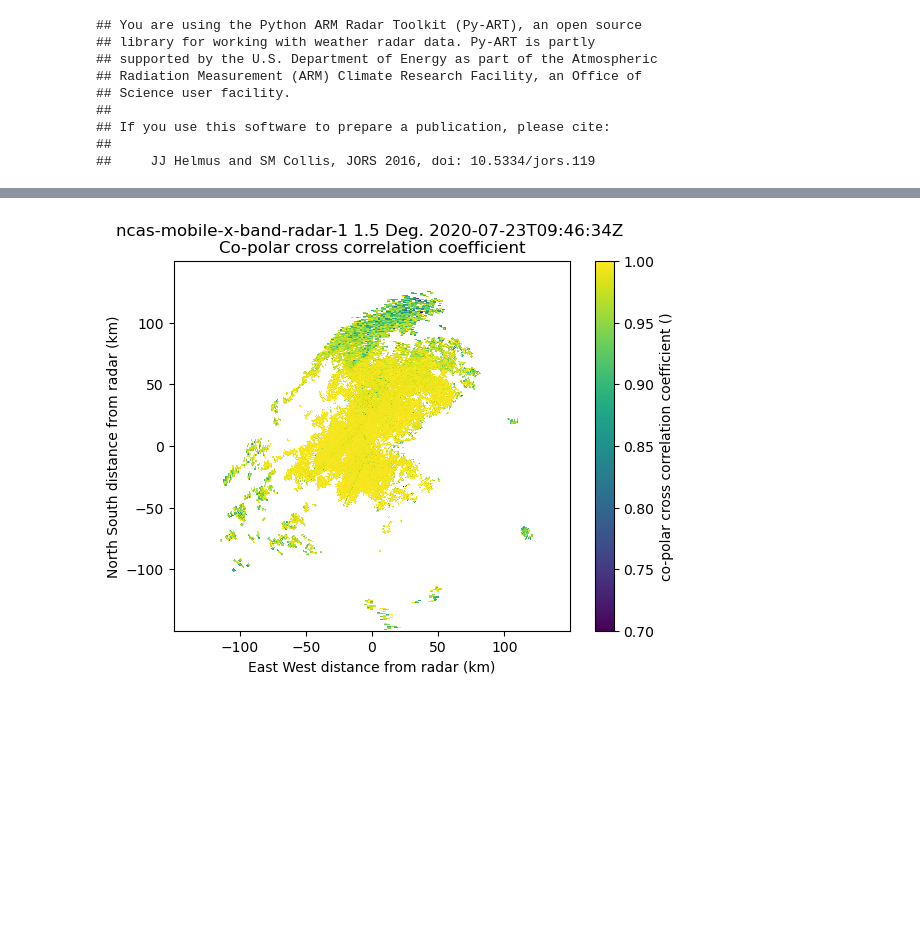
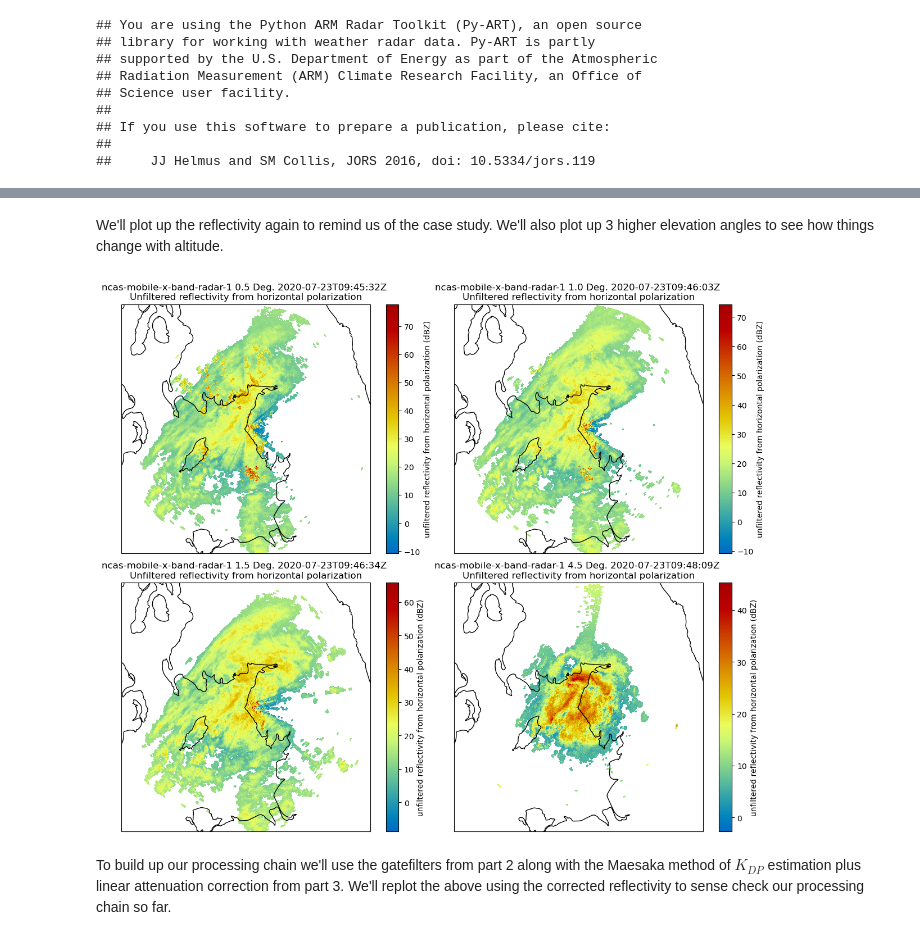
Before and after one commit to ncasuk/NCAS-Intro-Atmos-Radar-2024, a Jupyter notebook: notebooks/practicals/Practical_4_Part_4_QPE_processing_chain.ipynb, the cells around one changed output, grey strips where cells are left out. Saved outputs shown, nothing was run; the diff lists cells and outputs as text; code cells hidden in the pictures; blank space fills up the shorter version.

```diff
--- a/notebooks/practicals/Practical_4_Part_4_QPE_processing_chain.ipynb
+++ b/notebooks/practicals/Practical_4_Part_4_QPE_processing_chain.ipynb
@@ -229,4 +46,45 @@ raddisp.plot_ppi('RhoHV',sweep=2,vmin=0.7,vmax=1)
-# %%
-raddisp.plot_ppi('RhoHV',sweep=2,vmin=0.7,vmax=1,gatefilter=gatefilter3)
-# %% [output]
-[figure, removed]
+# %% [markdown]
+We'll plot up the reflectivity again to remind us of the case study. We'll also plot up 3 higher elevation angles to see how things change with altitude.
+# %%
+proj = raddisp.grid_projection
+
+fig = plt.figure(figsize=(12,10))
+
+ax1 = plt.subplot(221, projection=proj)
+raddisp.plot_ppi_map("dBuZ", 0,
+                 cmap=pycm.HomeyerRainbow,
+                     embellish=False,
+                 ax=ax1)
+
+ax1.coastlines(resolution='10m')
+
+ax2 = plt.subplot(222, projection=proj)
+raddisp.plot_ppi_map("dBuZ", 1,
+                 cmap=pycm.HomeyerRainbow,
+                     embellish=False,
+                 ax=ax2)
+
+ax2.coastlines(resolution='10m')
+
+
+ax3 = plt.subplot(223, projection=proj)
+raddisp.plot_ppi_map("dBuZ", 2,
+                 cmap=pycm.HomeyerRainbow,
+                     embellish=False,
+                 ax=ax3)
+
+ax3.coastlines(resolution='10m')
+
+ax4 = plt.subplot(224, projection=proj)
+raddisp.plot_ppi_map("dBuZ", 5,
+                 cmap=pycm.HomeyerRainbow,
+                     embellish=False,
+                 ax=ax4)
+
+ax4.coastlines(resolution='10m')
+
+plt.tight_layout()
+# %% [output]
+[figure, added]
+# %% [markdown]
+To build up our processing chain we'll use the gatefilters from part 2 along with the Maesaka method of $K_{DP}$ estimation plus linear attenuation correction from part 3. We'll replot the above using the corrected reflectivity to sense check our processing chain so far.
```
Also changed, not shown: parts of 36 cells of this notebook, 2 other files.
